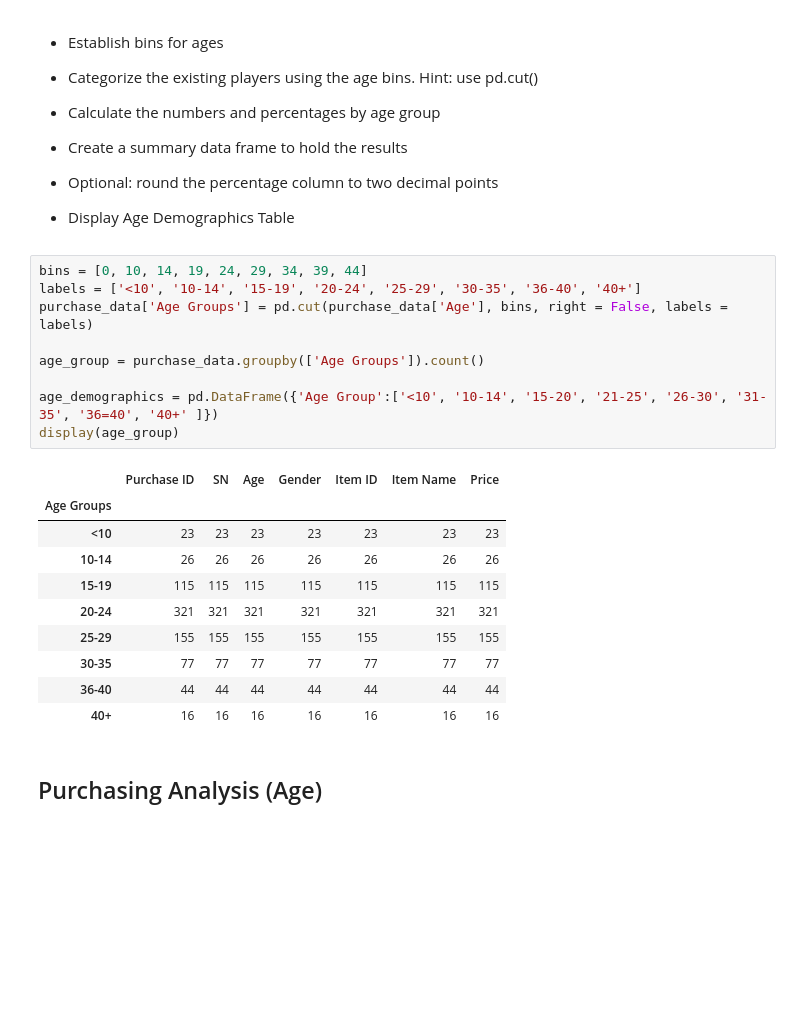
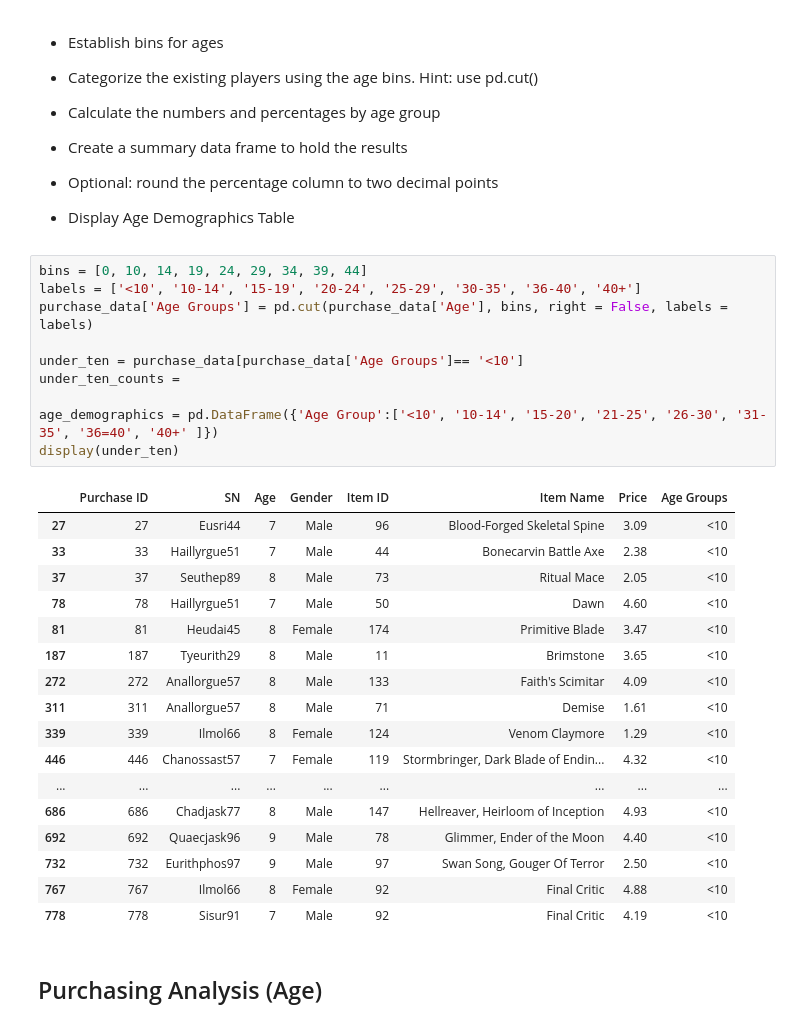
Before and after one commit to Travbz/pandas-challenge, a Jupyter notebook: HeroesOfPymoli_starter.ipynb, the cells around one changed output. Saved outputs shown, nothing was run; the diff lists cells and outputs as text; blank space fills up the shorter version.

```diff
--- a/HeroesOfPymoli_starter.ipynb
+++ b/HeroesOfPymoli_starter.ipynb
@@ -163,23 +163,31 @@ display(gender_analysis)
 # %%
 bins = [0, 10, 14, 19, 24, 29, 34, 39, 44]
 labels = ['<10', '10-14', '15-19', '20-24', '25-29', '30-35', '36-40', '40+']
 purchase_data['Age Groups'] = pd.cut(purchase_data['Age'], bins, right = False, labels = labels)
 
-age_group = purchase_data.groupby(['Age Groups']).count()
+under_ten = purchase_data[purchase_data['Age Groups']== '<10']
+under_ten_counts =
 
 age_demographics = pd.DataFrame({'Age Group':['<10', '10-14', '15-20', '21-25', '26-30', '31-35', '36=40', '40+' ]})
-display(age_group)
+display(under_ten)
 # %% [output]
-|  | Purchase ID | SN | Age | Gender | Item ID | Item Name | Price |
-| Age Groups |  |  |  |  |  |  |  |
-| <10 | 23 | 23 | 23 | 23 | 23 | 23 | 23 |
-| 10-14 | 26 | 26 | 26 | 26 | 26 | 26 | 26 |
-| 15-19 | 115 | 115 | 115 | 115 | 115 | 115 | 115 |
-| 20-24 | 321 | 321 | 321 | 321 | 321 | 321 | 321 |
-| 25-29 | 155 | 155 | 155 | 155 | 155 | 155 | 155 |
-| 30-35 | 77 | 77 | 77 | 77 | 77 | 77 | 77 |
-| 36-40 | 44 | 44 | 44 | 44 | 44 | 44 | 44 |
-| 40+ | 16 | 16 | 16 | 16 | 16 | 16 | 16 |
+|  | Purchase ID | SN | Age | Gender | Item ID | Item Name | Price | Age Groups |
+| 27 | 27 | Eusri44 | 7 | Male | 96 | Blood-Forged Skeletal Spine | 3.09 | <10 |
+| 33 | 33 | Haillyrgue51 | 7 | Male | 44 | Bonecarvin Battle Axe | 2.38 | <10 |
+| 37 | 37 | Seuthep89 | 8 | Male | 73 | Ritual Mace | 2.05 | <10 |
+| 78 | 78 | Haillyrgue51 | 7 | Male | 50 | Dawn | 4.60 | <10 |
+| 81 | 81 | Heudai45 | 8 | Female | 174 | Primitive Blade | 3.47 | <10 |
+| 187 | 187 | Tyeurith29 | 8 | Male | 11 | Brimstone | 3.65 | <10 |
+| 272 | 272 | Anallorgue57 | 8 | Male | 133 | Faith's Scimitar | 4.09 | <10 |
+| 311 | 311 | Anallorgue57 | 8 | Male | 71 | Demise | 1.61 | <10 |
+| 339 | 339 | Ilmol66 | 8 | Female | 124 | Venom Claymore | 1.29 | <10 |
+| 446 | 446 | Chanossast57 | 7 | Female | 119 | Stormbringer, Dark Blade of Endin... | 4.32 | <10 |
+| ... | ... | ... | ... | ... | ... | ... | ... | ... |
+| 686 | 686 | Chadjask77 | 8 | Male | 147 | Hellreaver, Heirloom of Inception | 4.93 | <10 |
+| 692 | 692 | Quaecjask96 | 9 | Male | 78 | Glimmer, Ender of the Moon | 4.40 | <10 |
+| 732 | 732 | Eurithphos97 | 9 | Male | 97 | Swan Song, Gouger Of Terror | 2.50 | <10 |
+| 767 | 767 | Ilmol66 | 8 | Female | 92 | Final Critic | 4.88 | <10 |
+| 778 | 778 | Sisur91 | 7 | Male | 92 | Final Critic | 4.19 | <10 |
 # %% [markdown]
 ## Purchasing Analysis (Age)
 # %% [markdown]
```
Also changed, not shown: parts of 1 cell of this notebook.
